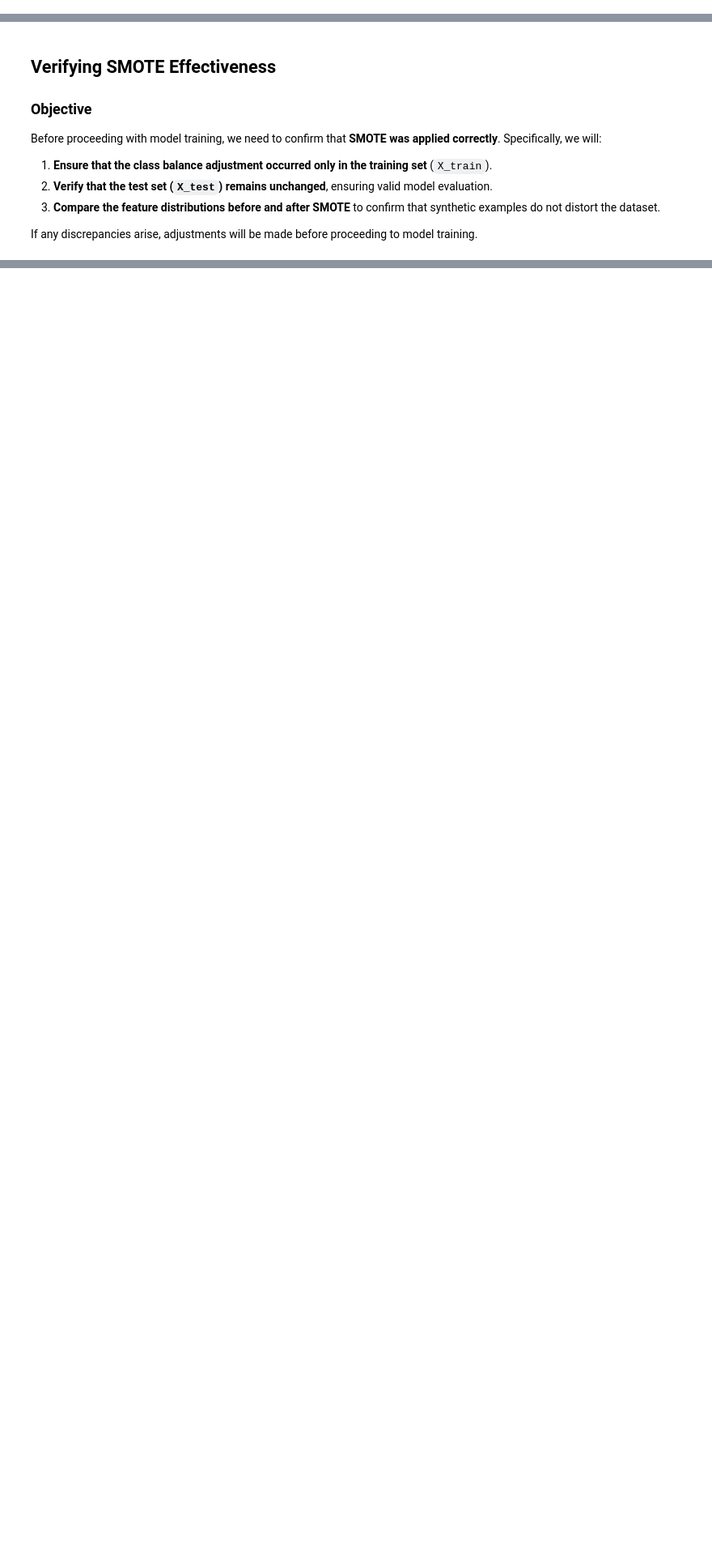
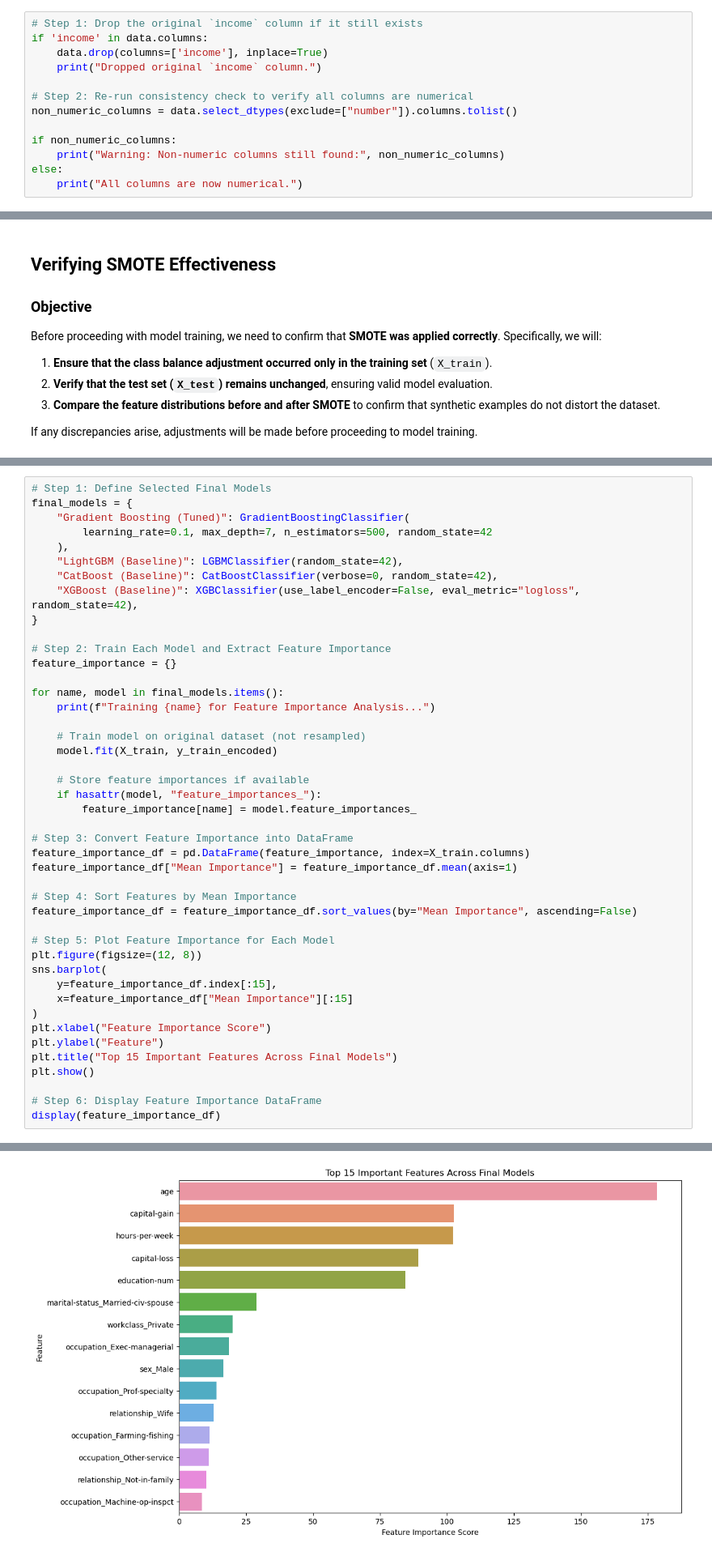
Before and after one commit to Devin-Shrode/Census-Income-Analysis-and-Modeling, a Jupyter notebook: Census_Income.ipynb, the cells around one changed output, grey strips where cells are left out. Shown at 81% size. Drawn from its saved outputs; the diff is of its cells as text; blank space fills up the shorter version.

```diff
--- a/Census_Income.ipynb
+++ b/Census_Income.ipynb
@@ -1380,0 +1609,13 @@ Now that all categorical variables have been successfully encoded, we will proce
+# %%
+# Step 1: Drop the original `income` column if it still exists
+if 'income' in data.columns:
+    data.drop(columns=['income'], inplace=True)
+    print("Dropped original `income` column.")
+
+# Step 2: Re-run consistency check to verify all columns are numerical
+non_numeric_columns = data.select_dtypes(exclude=["number"]).columns.tolist()
+
+if non_numeric_columns:
+    print("Warning: Non-numeric columns still found:", non_numeric_columns)
+else:
+    print("All columns are now numerical.")
@@ -3207,0 +2718,45 @@ The CatBoost model emerged as the best-performing solution, offering a balance o
+# %%
+# Step 1: Define Selected Final Models
+final_models = {
+    "Gradient Boosting (Tuned)": GradientBoostingClassifier(
+        learning_rate=0.1, max_depth=7, n_estimators=500, random_state=42
+    ),
+    "LightGBM (Baseline)": LGBMClassifier(random_state=42),
+    "CatBoost (Baseline)": CatBoostClassifier(verbose=0, random_state=42),
+    "XGBoost (Baseline)": XGBClassifier(use_label_encoder=False, eval_metric="logloss", random_state=42),
+}
+
+# Step 2: Train Each Model and Extract Feature Importance
+feature_importance = {}
+
+for name, model in final_models.items():
+    print(f"Training {name} for Feature Importance Analysis...")
+
+    # Train model on original dataset (not resampled)
+    model.fit(X_train, y_train_encoded)
+
+    # Store feature importances if available
+    if hasattr(model, "feature_importances_"):
+        feature_importance[name] = model.feature_importances_
+
+# Step 3: Convert Feature Importance into DataFrame
+feature_importance_df = pd.DataFrame(feature_importance, index=X_train.columns)
+feature_importance_df["Mean Importance"] = feature_importance_df.mean(axis=1)
+
+# Step 4: Sort Features by Mean Importance
+feature_importance_df = feature_importance_df.sort_values(by="Mean Importance", ascending=False)
+
+# Step 5: Plot Feature Importance for Each Model
+plt.figure(figsize=(12, 8))
+sns.barplot(
+    y=feature_importance_df.index[:15],
+    x=feature_importance_df["Mean Importance"][:15]
+)
+plt.xlabel("Feature Importance Score")
+plt.ylabel("Feature")
+plt.title("Top 15 Important Features Across Final Models")
+plt.show()
+
+# Step 6: Display Feature Importance DataFrame
+display(feature_importance_df)
+# %% [output]
@@ -3207,0 +2775 @@ The CatBoost model emerged as the best-performing solution, offering a balance o
+[figure, added]
```
Also changed, not shown: parts of 82 cells of this notebook, 5 other files.
